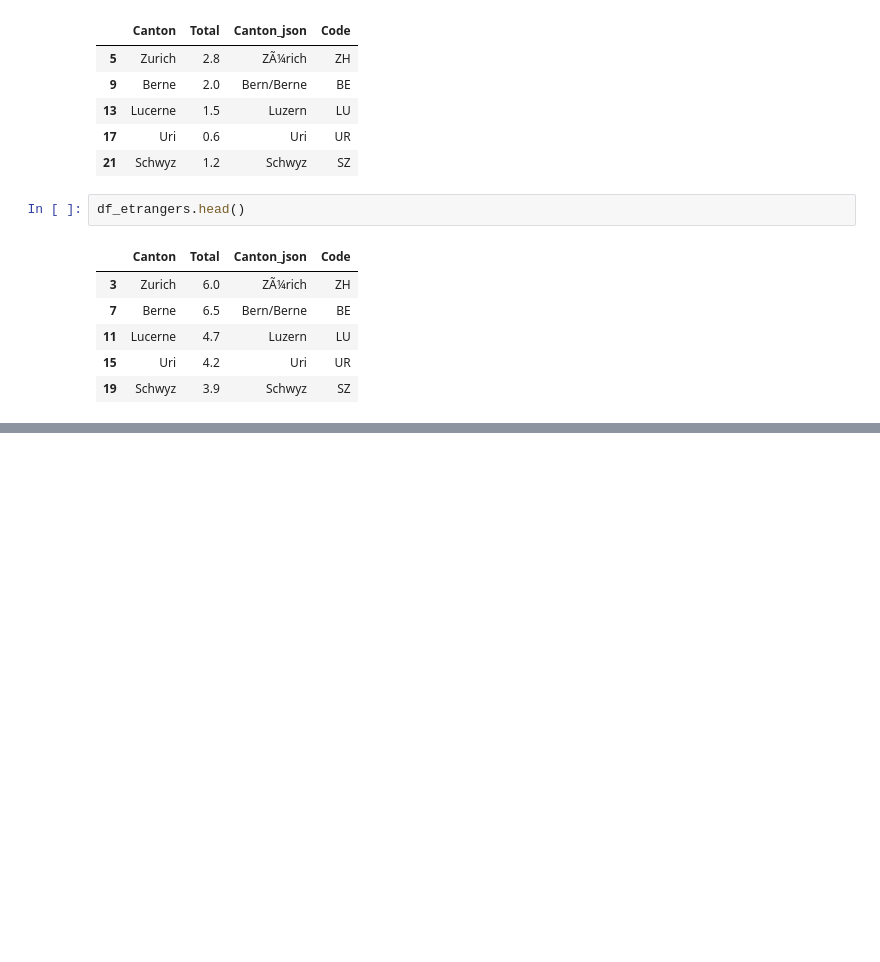
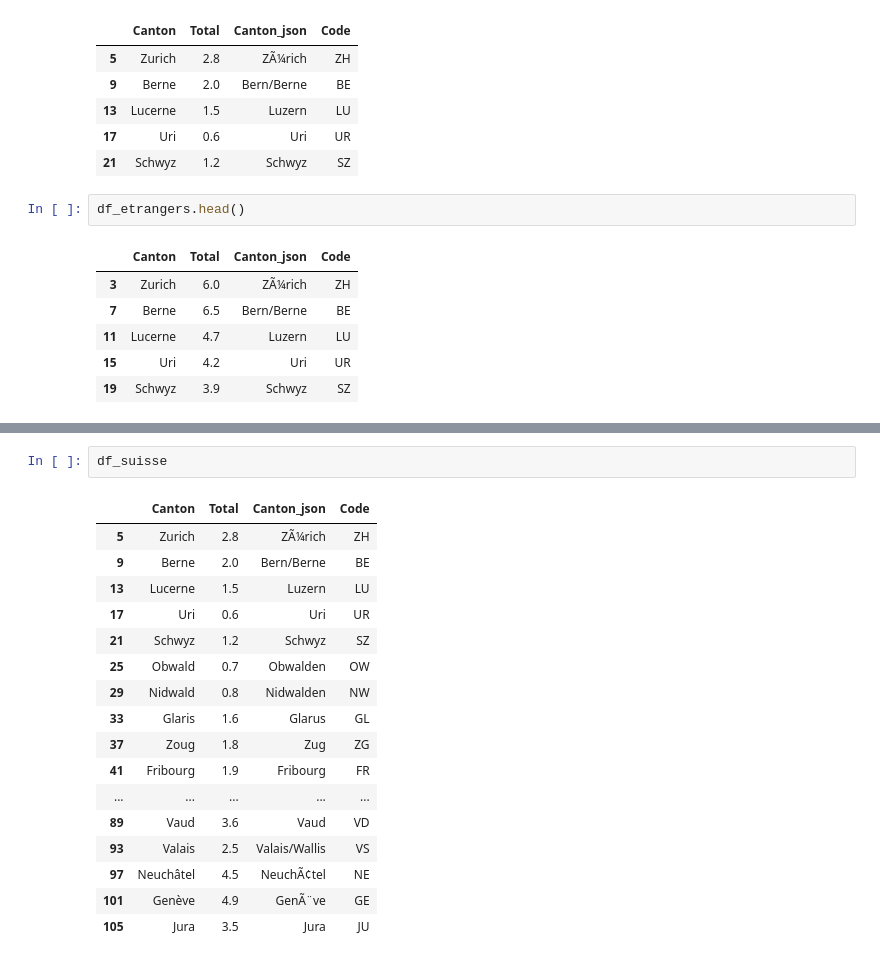
Before and after one commit to KhalilMrini/Revisiting-Arab-Spring, a Jupyter notebook: 03 - Interactive Viz/03 - Interactive Viz.ipynb, the cells around one changed output, grey strips where cells are left out. Drawn from its saved outputs; the diff is of its cells as text; blank space fills up the shorter version.

```diff
--- a/03 - Interactive Viz/03 - Interactive Viz.ipynb
+++ b/03 - Interactive Viz/03 - Interactive Viz.ipynb
@@ -324,3 +324,23 @@ swiss_map.choropleth(geo_data=ch_json_file, topojson='objects.cantons', data=df_
 swiss_map
 # %% [output]
 [interactive output not drawn]
+# %%
+df_suisse
+# %% [output]
+|  | Canton | Total | Canton_json | Code |
+| 5 | Zurich | 2.8 | ZÃ¼rich | ZH |
+| 9 | Berne | 2.0 | Bern/Berne | BE |
+| 13 | Lucerne | 1.5 | Luzern | LU |
+| 17 | Uri | 0.6 | Uri | UR |
+| 21 | Schwyz | 1.2 | Schwyz | SZ |
+| 25 | Obwald | 0.7 | Obwalden | OW |
+| 29 | Nidwald | 0.8 | Nidwalden | NW |
+| 33 | Glaris | 1.6 | Glarus | GL |
+| 37 | Zoug | 1.8 | Zug | ZG |
+| 41 | Fribourg | 1.9 | Fribourg | FR |
+| ... | ... | ... | ... | ... |
+| 89 | Vaud | 3.6 | Vaud | VD |
+| 93 | Valais | 2.5 | Valais/Wallis | VS |
+| 97 | Neuchâtel | 4.5 | NeuchÃ¢tel | NE |
+| 101 | Genève | 4.9 | GenÃ¨ve | GE |
+| 105 | Jura | 3.5 | Jura | JU |
```
Also changed, not shown: parts of 4 cells of this notebook.
